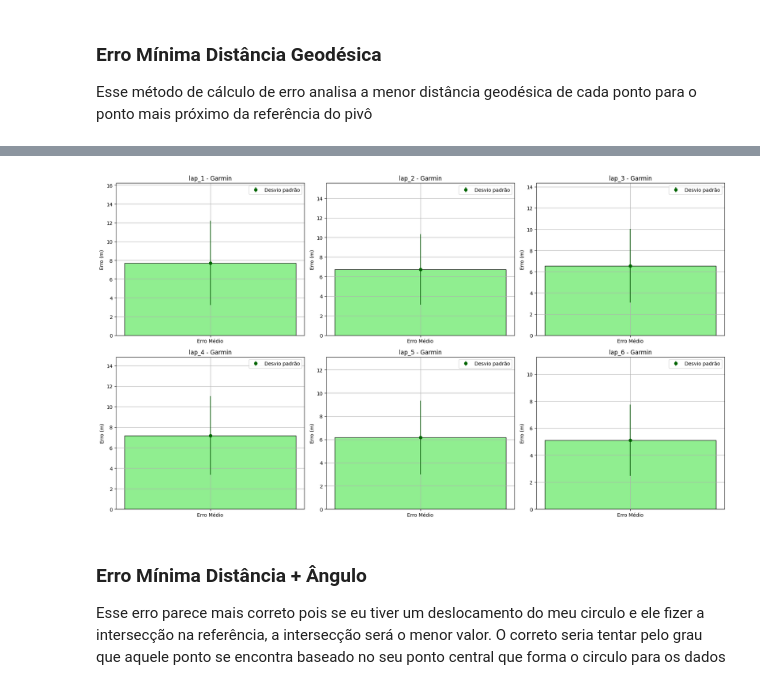
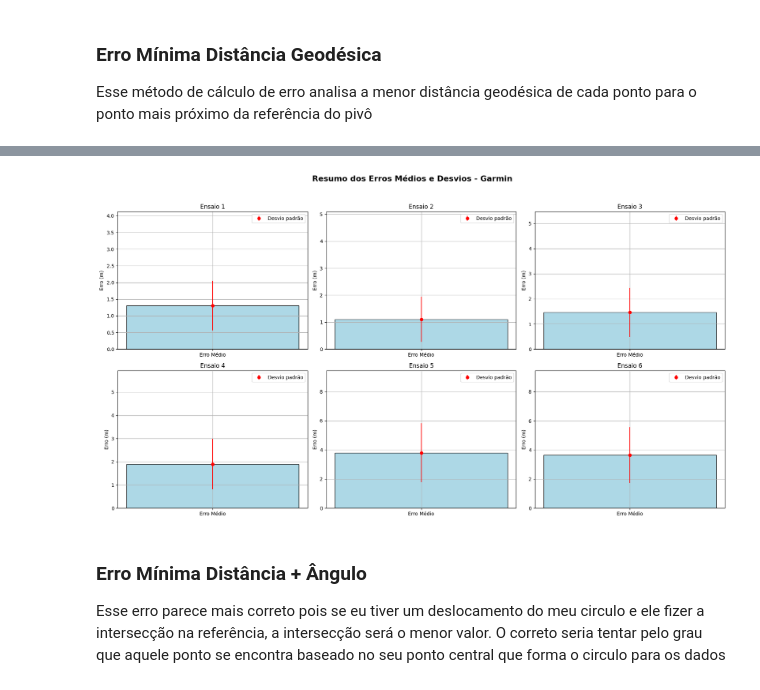
Before and after one commit to GabrielSan99/GNSS_C-A_CODE, a Jupyter notebook: analysis.ipynb, the cells around one changed output, grey strips where cells are left out. Cells and saved outputs as stored; diff of their text form; code cells hidden in the pictures.

```diff
--- a/analysis.ipynb
+++ b/analysis.ipynb
@@ -821,7 +972,7 @@ for lap_name, color, label in zip(laps_to_plot, colors, labels):
         df = laps[lap_name]["celular"]["dataframe"]
         for _, row in df.iterrows():
             folium.CircleMarker(
-                location=[row['Lat'], row['Lon']],
+                location=[row['latitude'], row['longitude']],
                 radius=2,
                 color=color,
                 fill=True,
@@ -1213,6 +1516,8 @@ for lap_name, lap_data in laps.items():
     drop_cols = [c for c in df_gar.columns if c.startswith("Unnamed:")]
     df_gar = df_gar.drop(columns=drop_cols)
 
+    df_gar.rename(columns={'lat': 'latitude', 'lon': 'longitude'}, inplace=True)
+
 
     laps[lap_name]["garmin"]["dataframe"] = df_gar
 # %%
@@ -1275,6 +1580,4 @@ plt.show()
 # %%
-import folium
-
 # Cria o mapa centralizado no pivô
 map_garmin = folium.Map(location=[pivot_lat, pivot_long], zoom_start=17, tiles="OpenStreetMap")
 
@@ -1290,9 +1593,9 @@ for lap_name, color, label in zip(laps_to_plot, colors, labels):
         continue
 
     for _, row in df.iterrows():
-        if pd.notna(row['lat']) and pd.notna(row['lon']):
+        if pd.notna(row['latitude']) and pd.notna(row['longitude']):
             folium.CircleMarker(
-                location=[row['lat'], row['lon']],
+                location=[row['latitude'], row['longitude']],
                 radius=2,
                 color=color,
                 fill=True,
@@ -1436 +1793,9 @@ df_erro_garmin
+# %%
+# Parâmetros para Criação dos Gráficos
+num_laps = len(laps)
+cols = 3
+rows = int(np.ceil(num_laps / cols))
+
+lap_names = list(laps.keys())
+labels = ['Ensaio 1', 'Ensaio 2', 'Ensaio 3', 'Ensaio 4', 'Ensaio 5', 'Ensaio 6']  # ajuste conforme necessário
 # %%
@@ -1458,39 +1860,37 @@ plt.show()
 # %%
-# Lista para extrair os erros médios e desvios diretamente do dicionário laps
-laps_names = list(laps.keys())
-
-# Plota
-fig, axs = plt.subplots(2, 3, figsize=(18, 10))
+fig, axs = plt.subplots(rows, cols, figsize=(6 * cols, 5 * rows))
 axs = axs.flatten()
 
-for i, lap_name in enumerate(laps_names):
-    # Garante que existe análise de erro para Garmin
-    if "garmin" in laps[lap_name] and "erro_analysis" in laps[lap_name]["garmin"]:
-        erro_analysis = laps[lap_name]['garmin']['erro_analysis']
+# Título geral
+fig.suptitle('Resumo dos Erros Médios e Desvios - Garmin', fontsize=16, fontweight='bold')
 
-        media_erro = erro_analysis['media_erro_m']
-        desvio_erro = erro_analysis['desvio_erro_m']
-        max_erro = erro_analysis['max_erro_m']
+for i, lap_name in enumerate(lap_names):
+    analysis = laps[lap_name]['garmin']['error_analysis']
+    mean_error = analysis['mean_euclidean_error_m']
+    std_error = analysis['std_euclidean_error_m']
+    max_error = analysis['max_euclidean_error_m']
 
-        # Cria uma barra para o erro médio
-        axs[i].bar(['Erro Médio'], [media_erro], color='lightgreen', edgecolor='black')
+    # Barra para erro médio
+    axs[i].bar(['Erro Médio'], [mean_error], color='lightblue', edgecolor='black')
 
-        # Adiciona a barra de erro representando o desvio padrão
-        axs[i].errorbar('Erro Médio', media_erro, yerr=desvio_erro, fmt='o', color='darkgreen', label='Desvio padrão')
+    # Linha de erro (desvio padrão)
+    axs[i].errorbar('Erro Médio', mean_error, yerr=std_error, fmt='o', color='red', label='Desvio padrão')
 
-        # Ajusta o limite superior do gráfico para dar espaço ao erro máximo
-        axs[i].set_ylim(0, max_erro + 1)
-        axs[i].set_title(f"{lap_name} - Garmin")
-        axs[i].set_ylabel("Erro (m)")
+    # Ajuste do eixo Y
+    axs[i].set_ylim(0, max_error + 1)
+    axs[i].set_title(f'{labels[i]}')
+    axs[i].set_ylabel('Erro (m)')
+    axs[i].legend()
+    axs[i].grid(True)
 
-        # Adiciona a legenda e a grade
-        axs[i].legend()
-        axs[i].grid(True)
+# Oculta subplots não utilizados
+for j in range(i + 1, len(axs)):
+    axs[j].axis('off')
 
-plt.tight_layout()
+plt.tight_layout(rect=[0, 0, 1, 0.95])  # reserva espaço para o título
 plt.show()
 # %% [output]
-[figure, old version]
+[figure, new version]
 # %% [markdown]
 ### Erro Mínima Distância + Ângulo
 
```
Also changed, not shown: parts of 36 cells of this notebook, 6 other files.
